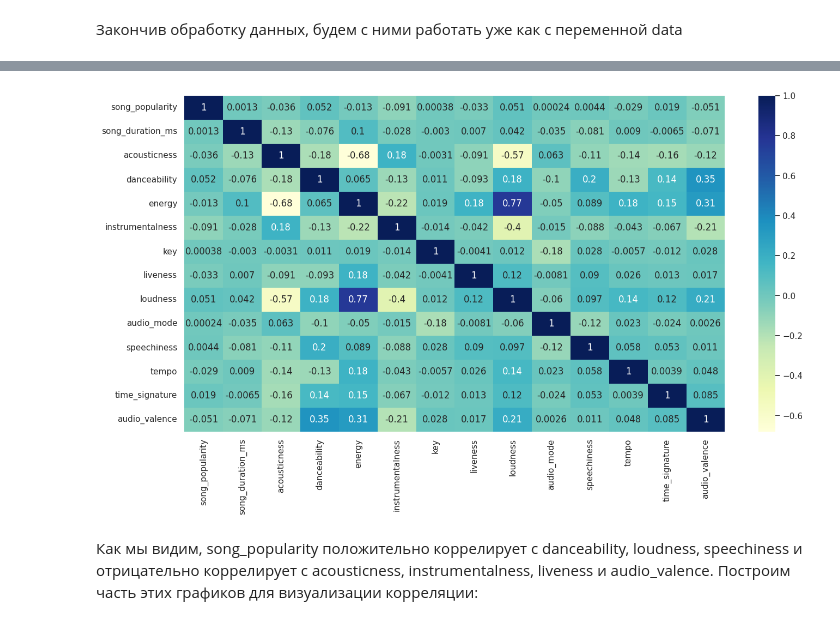
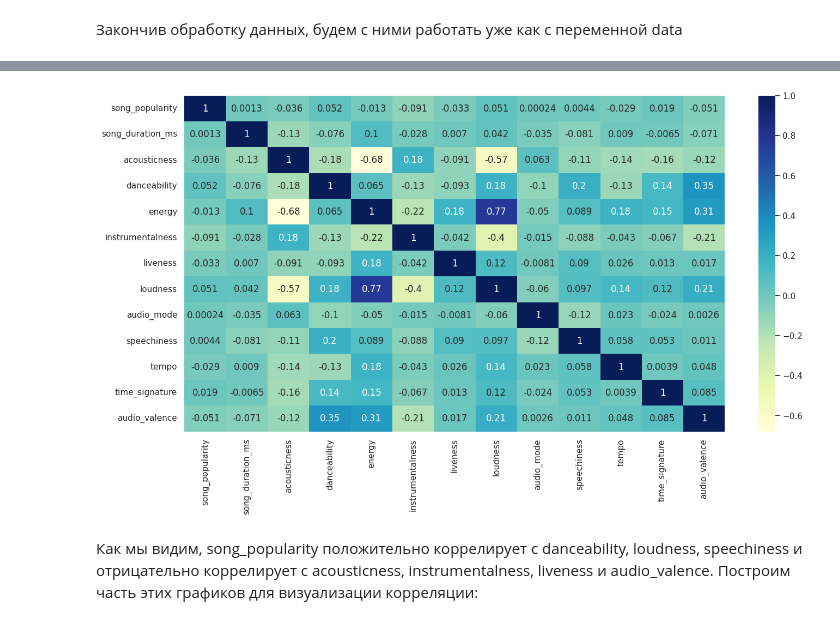
Before and after one commit to dochkavurdalaka/LapinMO_DZ, a Jupyter notebook: Lapin_dataset_regression.ipynb, the cells around one changed output, grey strips where cells are left out. Cells and saved outputs as stored; diff of their text form; code cells hidden in the pictures.

```diff
--- a/Lapin_dataset_regression.ipynb
+++ b/Lapin_dataset_regression.ipynb
@@ -183,13 +182,13 @@ corr_mat
 # %%
 import matplotlib.pyplot as plt
 
 plt.figure(figsize=(16, 8))
 sns.set(style="whitegrid")
-corr = data.corr(numeric_only=True)
+corr = data.drop(['key'], axis = 1).corr(numeric_only=True)
 sns.heatmap(corr,annot=True, cmap="YlGnBu")
 pass
 # %% [output]
-[figure, old version]
+[figure, new version]
 # %% [markdown]
 Как мы видим, song_popularity положительно коррелирует с danceability, loudness, speechiness и отрицательно коррелирует с acousticness, instrumentalness, liveness и audio_valence.
 Построим часть этих графиков  для визуализации корреляции:
```
Also changed, not shown: parts of 26 cells of this notebook.
